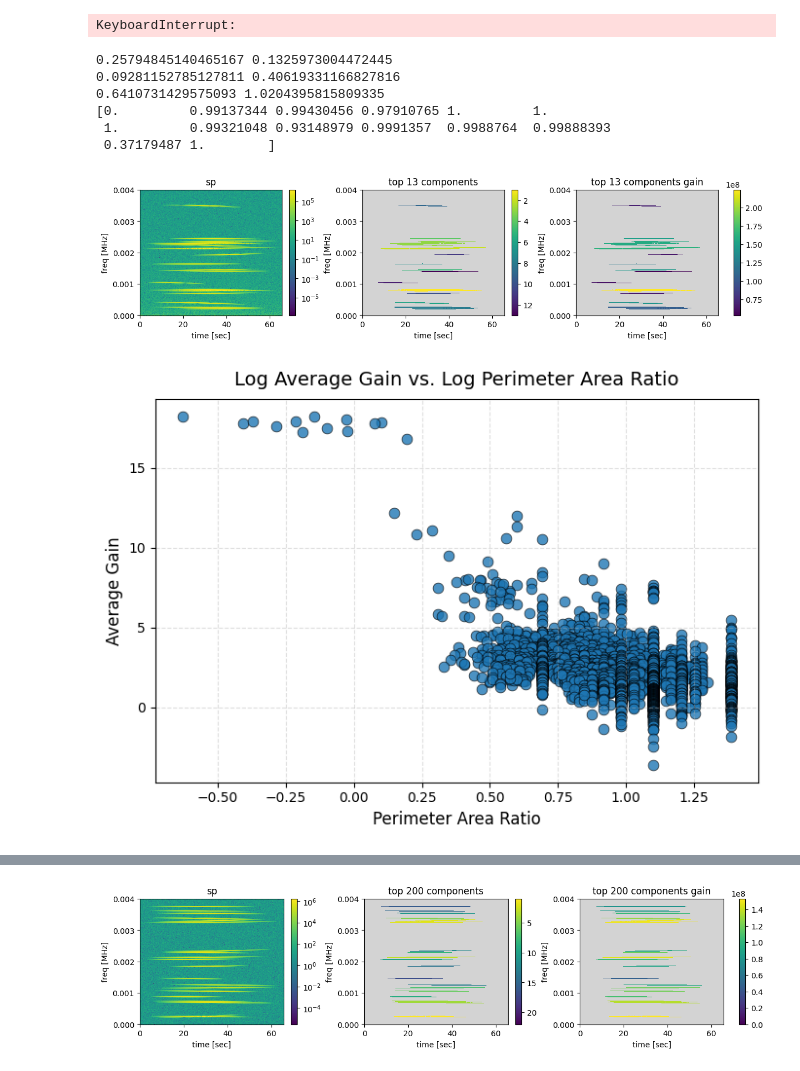
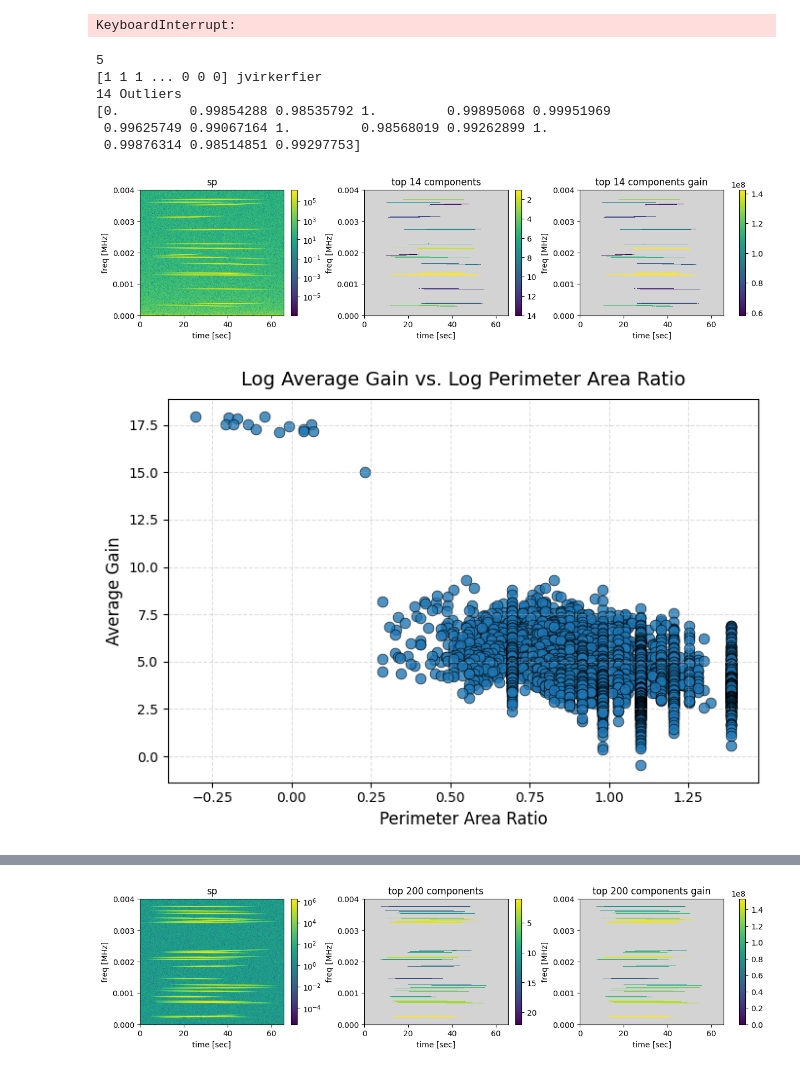
Before and after one commit to nacrocker/automated-segmentation, a Jupyter notebook: Maxs_maxtree_tests_with_synthetic_data_and_noise.ipynb, the cells around one changed output, grey strips where cells are left out. Drawn from its saved outputs; the diff is of its cells as text; code cells hidden in the pictures.

```diff
--- a/Maxs_maxtree_tests_with_synthetic_data_and_noise.ipynb
+++ b/Maxs_maxtree_tests_with_synthetic_data_and_noise.ipynb
@@ -2296,7 +2611,7 @@ chirps.append(Chirp(amp= 4.0, t0=t0, t1=t1, f0=0.3*fN, f1=0.55*fN)) #added to te
 sig0 = add_funcsigs(chirps,t)
 just_chirps = np.copy(sig0)
 
-SNR = 60
+SNR = 20
 sig_rms = np.sqrt(np.mean(sig0**2))
 noise_std = sig_rms / SNR #since the noise rms = noise stdev since mean of the noise is 0
 
@@ -2311,7 +2626,7 @@ def color_noise(noise, alpha):
     return np.fft.irfft(np.fft.rfft(noise) / f**(alpha/2), n=len(noise))#real inverse fft of real fft/ freq dependent scaling factor
     #---colored noise function - 0 white, 0.5 pink, 1 brown ----
 
-noise = color_noise(noise_1,0.6) #around alpha of 0.3 errors in detection occur
+noise = color_noise(noise_1,1) #around alpha of 0.3 errors in detection occur
 
 sig = sig0 + noise #the sythetic noise signal
 
@@ -2703,7 +3174,6 @@ _ = show_top_components_rank_and_gain(spdict,mxgnndslabeltopfill,mxgntopfill,nto
 KeyboardInterrupt:
 # %%
 #@title Efficient Euler Calc
-from matplotlib.colors import Normalize
 
 max_tree_cl = Max_Tree
 sp = np.abs(sigstft)**2
@@ -2769,7 +3239,39 @@ simple_freq_time = simple_freq_time[1:]
 gain_avg = gain_avg[1:]
 
 
+#---Start of Clustering Code---
+X = np.column_stack((freq_time, perimeter_area_ratio, gain_avg))
+X = StandardScaler().fit_transform(X) #takes the three arrays and makes them all with means of zero and stdevs of around 1, useful for data of different magnitudes
 
+kmeans = KMeans(n_clusters=2, random_state=42, n_init = 10) #used to be n_init = 10
+labels = kmeans.fit_predict(X)
+
+optics = OPTICS(
+    min_samples=200,
+    max_eps=np.inf
+)
+labels_1 = optics.fit_predict(X)
+
+noise_bool = len(np.unique(labels_1))
+
+print(noise_bool)
+
+
+#dbscan = DBSCAN(eps=7, min_samples=10)
+#labels = dbscan.fit_predict(X)
+
+print(labels,'jvirkerfier')
+
+counts = np.bincount(labels)
+outlier_cluster = np.argmin(counts)
+
+outliers = np.where(labels == outlier_cluster)[0]
+rejects = np.where(labels != outlier_cluster)[0]
+
+print(len(outliers), 'Outliers ')
+#---End of Clustering Code---
+
+'''
 freq_time_std = np.std(np.log10(freq_time))
 freq_time_mean = np.mean(np.log(freq_time))
 
@@ -2794,7 +3296,9 @@ invalid = np.where(
     (euler_nums > 1)
 
 )[0]
+'''
 
+invalid = rejects
 
 invalid = invalid + 1
 
@@ -2839,6 +3343,8 @@ t = np.arange(shape[1])
 
 ntop = len(euler_nums) - len(invalid)
 
+if noise_bool == 1:
+   ntop = 0
 
 
 #plot_modes_by_gain(gain, mxgnndslabeltopfill, freqs, t)
@@ -2878,38 +3384,38 @@ plt.xlabel("Euler Number", fontsize=12)
 plt.ylabel("Average Gain", fontsize=12)
 
 plt.grid(True, linestyle='--', alpha=0.4)
 plt.tight_layout()
 plt.show()
 
 '''
 
 plt.figure(figsize=(7,5))
 plt.scatter(np.log(perimeter_area_ratio), np.log(gain_avg), s=60, alpha=0.8, edgecolors='black', linewidth=0.5)
 
 plt.title("Log Average Gain vs. Log Perimeter Area Ratio", fontsize=14, pad=10)
 plt.xlabel("Perimeter Area Ratio", fontsize=12)
 plt.ylabel("Average Gain", fontsize=12)
 
 plt.grid(True, linestyle='--', alpha=0.4)
 plt.tight_layout()
 plt.show()
 
 plt.figure(figsize=(7,5))
 plt.scatter(np.log(freq_time), np.log(gain_avg), s=60, alpha=0.8, edgecolors='black', linewidth=0.5)
 
 plt.title("Log Average Gain vs. Log Freq Time Ratio", fontsize=14, pad=10)
 plt.xlabel("Perimeter Area Ratio", fontsize=12)
 plt.ylabel("Average Gain", fontsize=12)
 
 plt.grid(True, linestyle='--', alpha=0.4)
 plt.tight_layout()
 plt.show()
 # %% [output]
-0.25794845140465167 0.1325973004472445
-0.09281152785127811 0.40619331166827816
-0.6410731429575093 1.0204395815809335
-[0.         0.99137344 0.99430456 0.97910765 1.         1.
- 1.         0.99321048 0.93148979 0.9991357  0.9988764  0.99888393
- 0.37179487 1.        ]
+5
+[1 1 1 ... 0 0 0] jvirkerfier
+14 Outliers
+[0.         0.99854288 0.98535792 1.         0.99895068 0.99951969
+ 0.99625749 0.99067164 1.         0.98568019 0.99262899 1.
+ 0.99876314 0.98514851 0.99297753]
-[figure, old version]
+[figure, new version]
-[figure, old version]
+[figure, new version]
```
Also changed, not shown: parts of 6 cells of this notebook.
